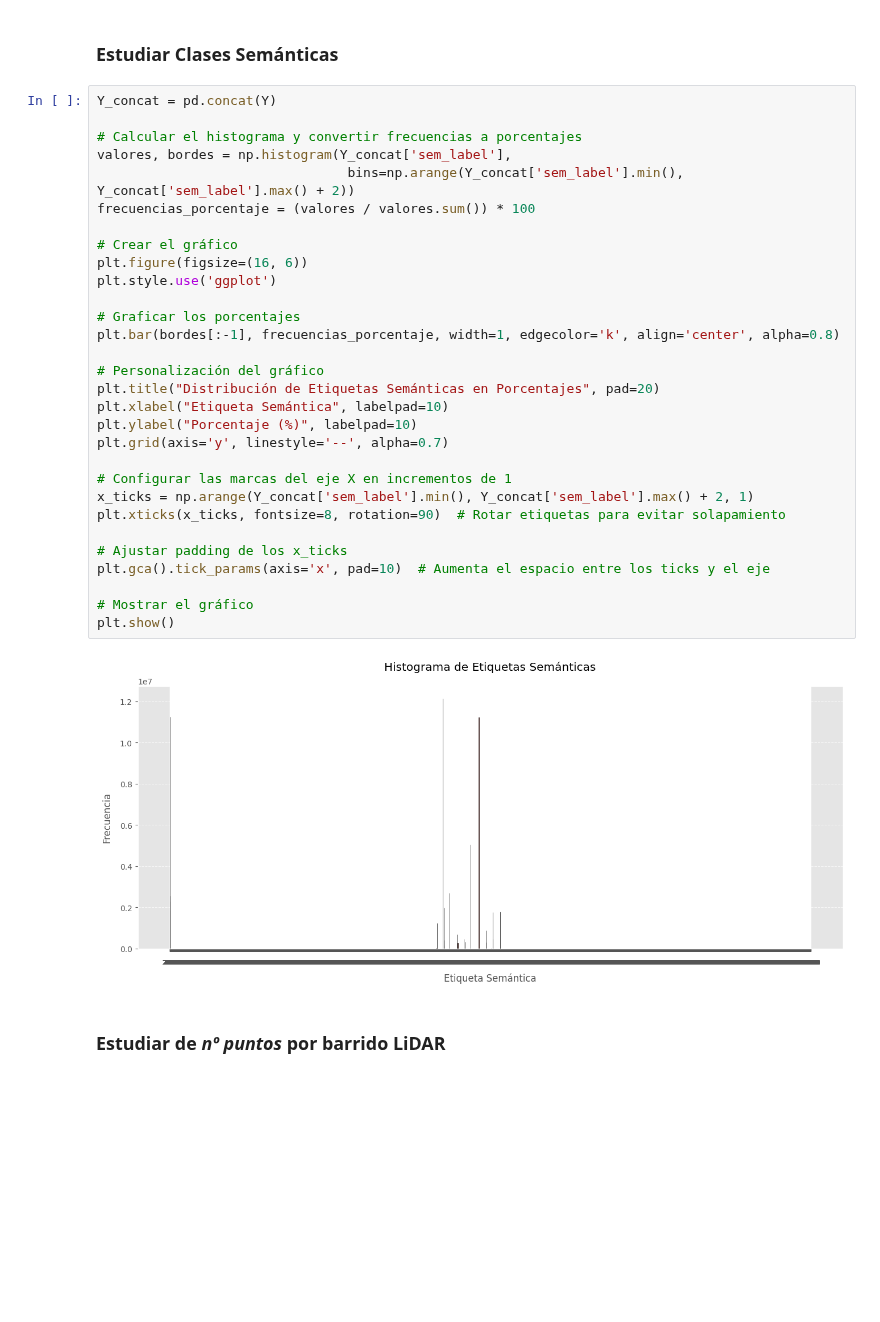
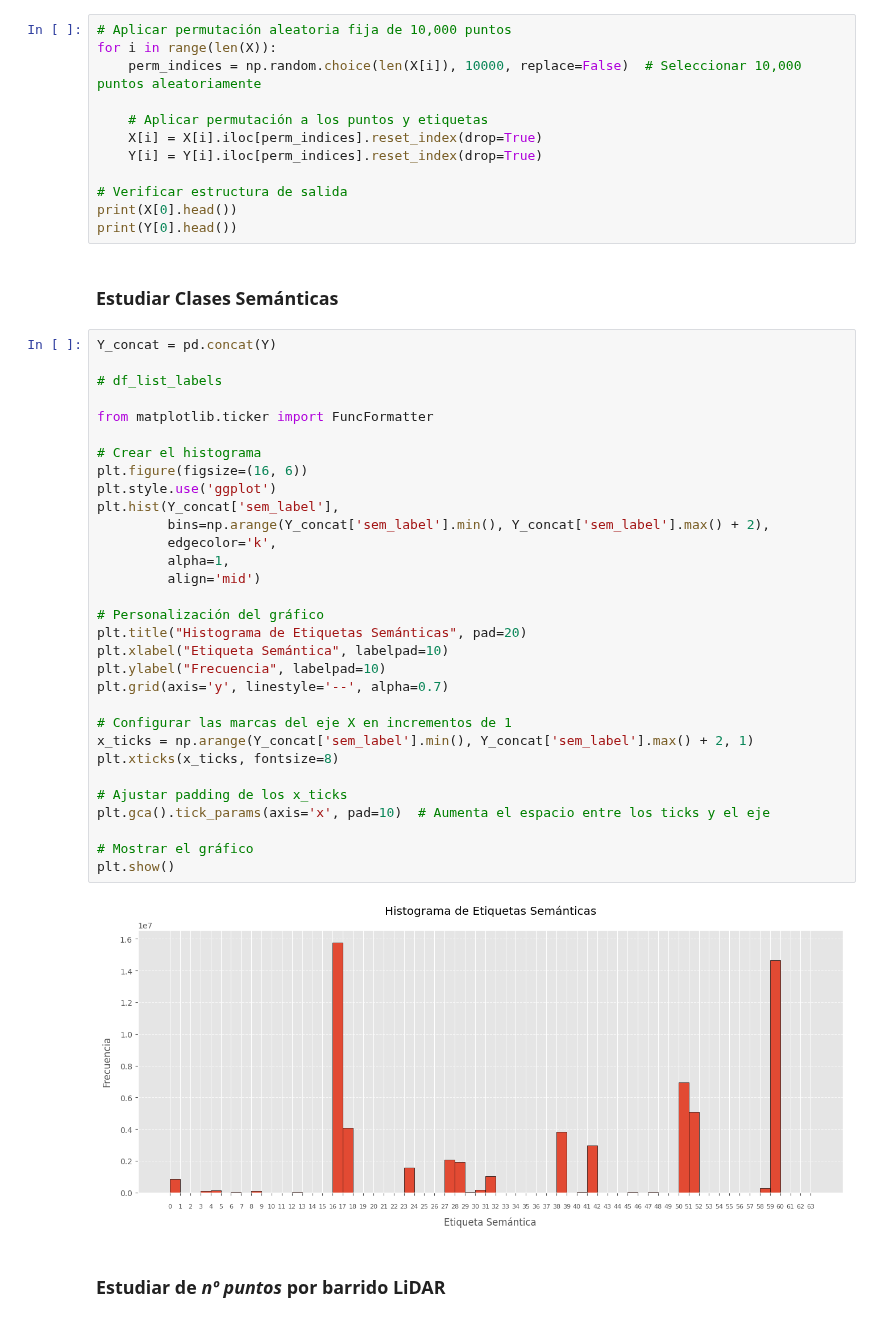
Before and after one commit to RoboticsLabURJC/2024-tfg-felix-martinez, a Jupyter notebook: segmentation/utils/Processing_data.ipynb, the cells around one changed output. Saved outputs shown, nothing was run; the diff lists cells and outputs as text; blank space fills up the shorter version.

```diff
--- a/segmentation/utils/Processing_data.ipynb
+++ b/segmentation/utils/Processing_data.ipynb
@@ -120,37 +113,50 @@ ValueError: cannot reshape array of size 1488133 into shape (4)
+# %%
+# Aplicar permutación aleatoria fija de 10,000 puntos
+for i in range(len(X)):
+    perm_indices = np.random.choice(len(X[i]), 10000, replace=False)  # Seleccionar 10,000 puntos aleatoriamente
+
+    # Aplicar permutación a los puntos y etiquetas
+    X[i] = X[i].iloc[perm_indices].reset_index(drop=True)
+    Y[i] = Y[i].iloc[perm_indices].reset_index(drop=True)
+
+# Verificar estructura de salida
+print(X[0].head())
+print(Y[0].head())
 # %% [markdown]
 ### Estudiar Clases Semánticas
 # %%
 Y_concat = pd.concat(Y)
 
-# Calcular el histograma y convertir frecuencias a porcentajes
-valores, bordes = np.histogram(Y_concat['sem_label'],
-                                bins=np.arange(Y_concat['sem_label'].min(), Y_concat['sem_label'].max() + 2))
-frecuencias_porcentaje = (valores / valores.sum()) * 100
+# df_list_labels
 
-# Crear el gráfico
+from matplotlib.ticker import FuncFormatter
+
+# Crear el histograma
 plt.figure(figsize=(16, 6))
 plt.style.use('ggplot')
-
-# Graficar los porcentajes
-plt.bar(bordes[:-1], frecuencias_porcentaje, width=1, edgecolor='k', align='center', alpha=0.8)
+plt.hist(Y_concat['sem_label'],
+         bins=np.arange(Y_concat['sem_label'].min(), Y_concat['sem_label'].max() + 2),
+         edgecolor='k',
+         alpha=1,
+         align='mid')
 
 # Personalización del gráfico
-plt.title("Distribución de Etiquetas Semánticas en Porcentajes", pad=20)
+plt.title("Histograma de Etiquetas Semánticas", pad=20)
 plt.xlabel("Etiqueta Semántica", labelpad=10)
-plt.ylabel("Porcentaje (%)", labelpad=10)
+plt.ylabel("Frecuencia", labelpad=10)
 plt.grid(axis='y', linestyle='--', alpha=0.7)
 
 # Configurar las marcas del eje X en incrementos de 1
 x_ticks = np.arange(Y_concat['sem_label'].min(), Y_concat['sem_label'].max() + 2, 1)
-plt.xticks(x_ticks, fontsize=8, rotation=90)  # Rotar etiquetas para evitar solapamiento
+plt.xticks(x_ticks, fontsize=8)
 
 # Ajustar padding de los x_ticks
 plt.gca().tick_params(axis='x', pad=10)  # Aumenta el espacio entre los ticks y el eje
 
 # Mostrar el gráfico
 plt.show()
 # %% [output]
-[figure, old version]
+[figure, new version]
 # %% [markdown]
 ### Estudiar de _nº puntos_ por barrido LiDAR
 # %%
```
Also changed, not shown: parts of 4 cells of this notebook.
